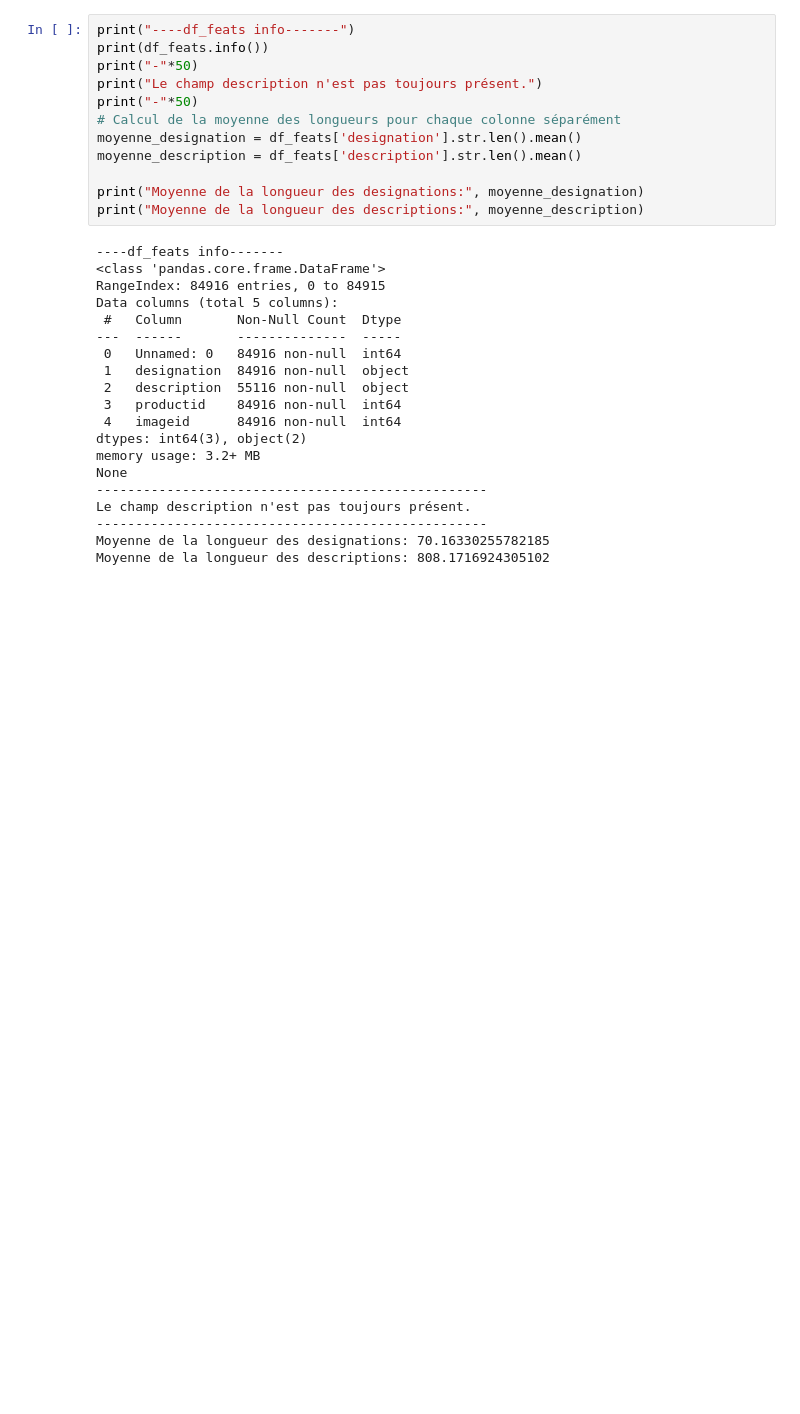
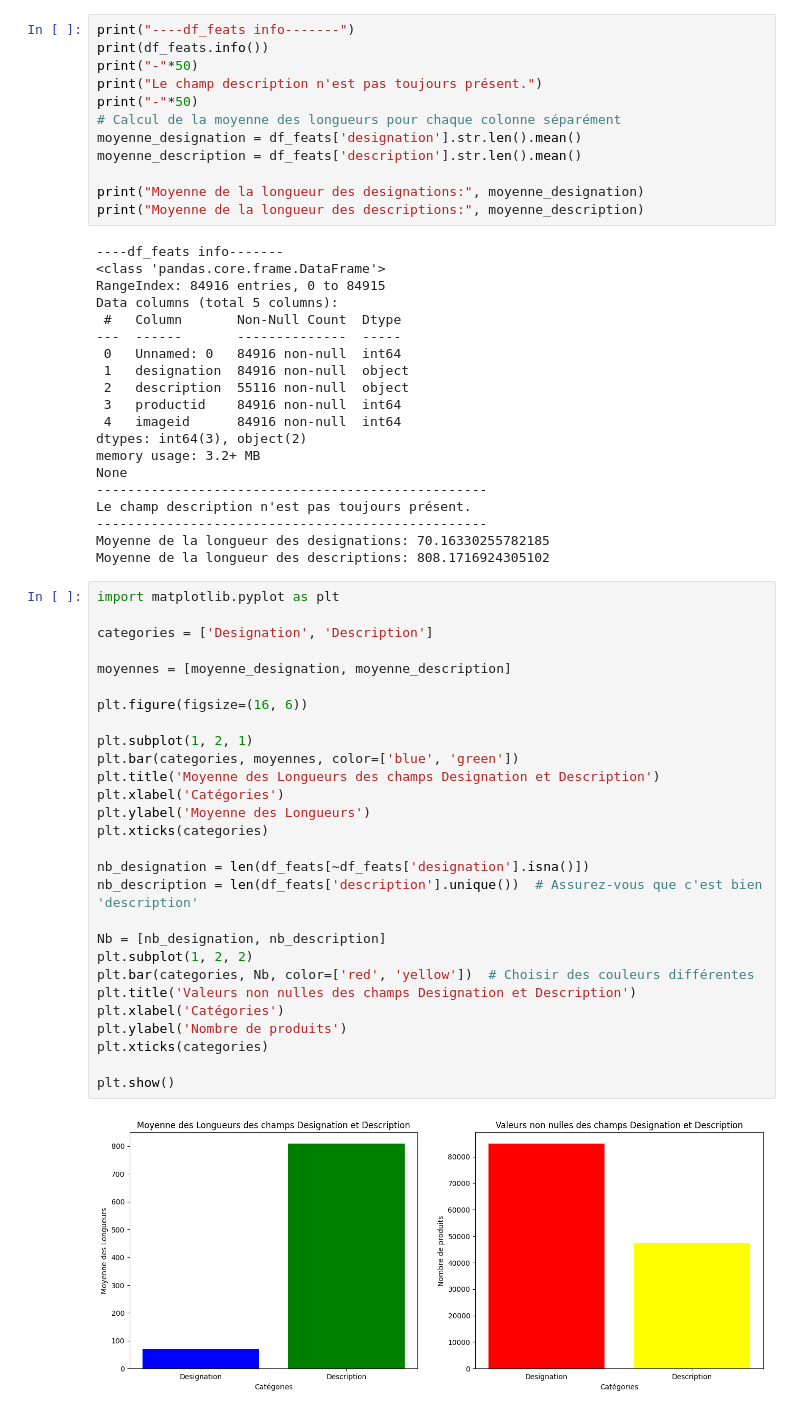
Before and after one commit to ManDes71/Rakuten_Text_Classification_ML, a Jupyter notebook: ReadMe_ML.ipynb, the cells around one changed output. Cells and saved outputs as stored; diff of their text form; blank space fills up the shorter version.

```diff
--- a/ReadMe_ML.ipynb
+++ b/ReadMe_ML.ipynb
@@ -185,4 +234,34 @@ Le champ description n'est pas toujours présent.
 --------------------------------------------------
 Moyenne de la longueur des designations: 70.16330255782185
 Moyenne de la longueur des descriptions: 808.1716924305102
+# %%
+import matplotlib.pyplot as plt
+
+categories = ['Designation', 'Description']
+
+moyennes = [moyenne_designation, moyenne_description]
+
+plt.figure(figsize=(16, 6))
+
+plt.subplot(1, 2, 1)
+plt.bar(categories, moyennes, color=['blue', 'green'])
+plt.title('Moyenne des Longueurs des champs Designation et Description')
+plt.xlabel('Catégories')
+plt.ylabel('Moyenne des Longueurs')
+plt.xticks(categories)
+
+nb_designation = len(df_feats[~df_feats['designation'].isna()])
+nb_description = len(df_feats['description'].unique())  # Assurez-vous que c'est bien 'description'
+
+Nb = [nb_designation, nb_description]
+plt.subplot(1, 2, 2)
+plt.bar(categories, Nb, color=['red', 'yellow'])  # Choisir des couleurs différentes
+plt.title('Valeurs non nulles des champs Designation et Description')
+plt.xlabel('Catégories')
+plt.ylabel('Nombre de produits')
+plt.xticks(categories)
+
+plt.show()
+# %% [output]
+[figure, added]
 # %% [markdown]
```
Also changed, not shown: parts of 29 cells of this notebook.
